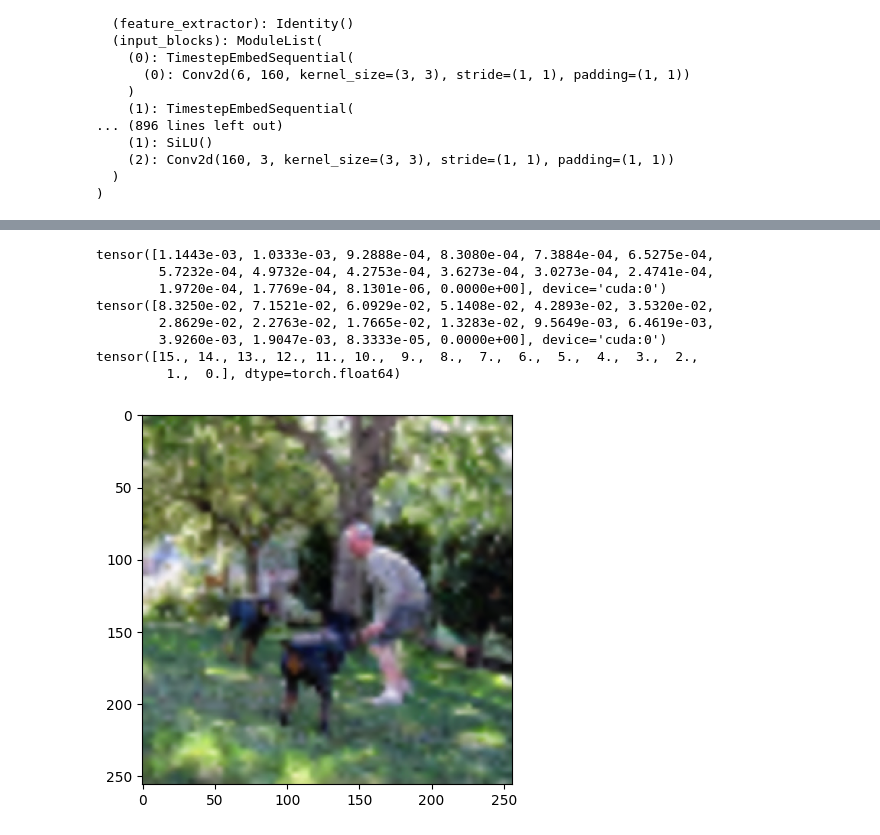
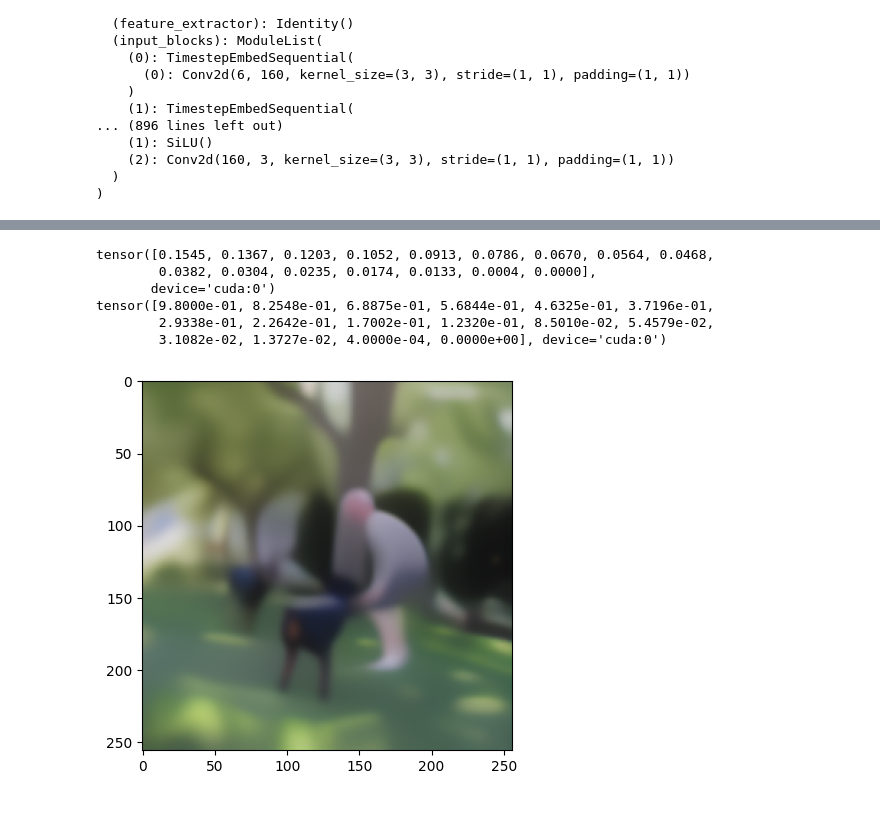
Before and after one commit to daniil-shlenskii/resshift-continuous-in-time, a Jupyter notebook: pgd.ipynb, the cells around one changed output, grey strips where cells are left out. Saved outputs shown, nothing was run; the diff lists cells and outputs as text; code cells hidden in the pictures.

```diff
--- a/pgd.ipynb
+++ b/pgd.ipynb
@@ -86,6 +94,8 @@ Clipping input data to the valid range for imshow with RGB data ([0..1] for floa
 # %%
-timesteps = torch.tensor([4])
-sr = model(lt_noised.cuda(), timesteps.cuda(), lt.cuda())
-out = ae.decode(sr).clip(-1, 1)
+timesteps = torch.tensor([14])
+std = (0.98 * 4. + 1)**0.5
+sr = model(lt_noised.cuda() / std, timesteps.cuda(), lq.cuda())
+with torch.no_grad():
+    out = ae.decode(sr)
 plot_tensor(out)
 # %% [output]
@@ -108,8 +119,8 @@ class Solver:
   def __init__(
     self,
     x0_pred_fn,
-    a=0.2032,
-    alpha_T_prime=0.14075041,
+    a=0.0741,
+    alpha_T_prime=0.15451717,
     T=15,
     kappa=2.0,
     device="cpu"
@@ -129,14 +140,12 @@ class Solver:
     alpha = self._alphas[step_idx]
     return -(x - x0 * (1 - eta) - eta * y0) / (self.kappa**2 * alpha)
 
-  def ode_step(self, x, step_idx, y0):
+  def ode_step(self, x, step_idx, y0, lq):
     curr_timestep = torch.tensor([self._timesteps[step_idx]] * len(x), dtype=x.dtype, device=x.device)
     alpha = self._alphas[step_idx]
 
-    x0 = y0 # self.x0_pred_fn(x, curr_timestep * self.T - 1, y0)
-    # tmp = (x0[0].permute(1, 2, 0).detach().cpu().numpy() * 0.5 + 0.5).astype("float")
-    # plt.imshow(tmp)
-    # plt.savefig(f"logs/{step_idx}")
+    std = (self.kappa**2 * self._etas[step_idx] + 1)**0.5
+    x0 = self.x0_pred_fn(x / std, curr_timestep * self.T - 1, lq)
     e0 = y0 - x0
     score = self._get_score_with_x0(x, step_idx, x0, y0)
 
@@ -144,40 +153,40 @@ class Solver:
     x_next= x + h * self.T * self.f(alpha, e0, score)
     return x_next
 
-  def __call__(self, timesteps, y0, y0_noised):
+  def __call__(self, timesteps, y0, y0_noised, lq):
     self._timesteps = timesteps.to(self.device)
     # self._alphas = self.alpha_fn(timesteps).to(self.device)
-    # self._etas = self.eta_fn(timesteps).to(self.device)
+    # self._etas = self.eta_fn(timesteps).to(self.device) * self.T
     # print(self._alphas)
     # print(self._etas)
-    self._alphas = torch.tensor([0, 0.001,      0.02185606, 0.02425545, 0.0304312,  0.03723592, 0.04461637,
-                0.05258635, 0.06117047, 0.07039532, 0.08028811, 0.09087679, 0.10218877,
-                0.11425269, 0.12709594, 0.14075041,][::-1], device=self.device) / 123
-    self._etas = torch.tensor([0, 0.001,      0.02285606, 0.04711151, 0.07754271, 0.11477862, 0.159395,
-                  0.21198134, 0.27315181, 0.34354714, 0.42383525, 0.51471204, 0.6169008,
-                  0.7311535,  0.8582494,  0.99899983,][::-1], device=self.device) / 12
+    self._alphas = torch.tensor([0, 0.0004,     0.01332702, 0.0173545,  0.02349744, 0.03043055, 0.03818878,
+ 0.04682581, 0.05639768, 0.06696108, 0.07857391, 0.09129569, 0.10518715,
+ 0.12031144, 0.13673162, 0.15451717,][::-1], device=self.device)
+    self._etas = torch.tensor([0 ,3.99999990e-04, 1.37270205e-02, 3.10815237e-02, 5.45789599e-02,
+ 8.50095078e-02, 1.23198286e-01, 1.70024097e-01, 2.26421773e-01,
+ 2.93382853e-01, 3.71956766e-01, 4.63252455e-01, 5.68439603e-01,
+ 6.88751042e-01, 8.25482666e-01, 9.79999840e-01,][::-1], device=self.device)
     print(self._alphas)
     print(self._etas)
     y0 = y0.to(self.device)
-    print(timesteps * self.T)
+    lq = lq.to(self.device)
+    # print(timesteps * self.T)
 
     x = y0_noised.to(self.device)
     for i in range(len(timesteps) - 1):
-      x = self.ode_step(x, i, y0)
+      x = self.ode_step(x, i, y0, lq)
     return x
 # %%
 sv = Solver(model, device="cuda")
 # %%
 timesteps = torch.tensor(list(np.linspace(0, 1, 16))[::-1])
-out = sv(timesteps, lt, lt_noised)
+out = sv(timesteps, lt, lt_noised, lq)
 plot_tensor(ae.decode(out).clip(-1, 1))
 # %% [output]
-tensor([1.1443e-03, 1.0333e-03, 9.2888e-04, 8.3080e-04, 7.3884e-04, 6.5275e-04,
-        5.7232e-04, 4.9732e-04, 4.2753e-04, 3.6273e-04, 3.0273e-04, 2.4741e-04,
-        1.9720e-04, 1.7769e-04, 8.1301e-06, 0.0000e+00], device='cuda:0')
-tensor([8.3250e-02, 7.1521e-02, 6.0929e-02, 5.1408e-02, 4.2893e-02, 3.5320e-02,
-        2.8629e-02, 2.2763e-02, 1.7665e-02, 1.3283e-02, 9.5649e-03, 6.4619e-03,
-        3.9260e-03, 1.9047e-03, 8.3333e-05, 0.0000e+00], device='cuda:0')
-tensor([15., 14., 13., 12., 11., 10.,  9.,  8.,  7.,  6.,  5.,  4.,  3.,  2.,
-         1.,  0.], dtype=torch.float64)
+tensor([0.1545, 0.1367, 0.1203, 0.1052, 0.0913, 0.0786, 0.0670, 0.0564, 0.0468,
+        0.0382, 0.0304, 0.0235, 0.0174, 0.0133, 0.0004, 0.0000],
+       device='cuda:0')
+tensor([9.8000e-01, 8.2548e-01, 6.8875e-01, 5.6844e-01, 4.6325e-01, 3.7196e-01,
+        2.9338e-01, 2.2642e-01, 1.7002e-01, 1.2320e-01, 8.5010e-02, 5.4579e-02,
+        3.1082e-02, 1.3727e-02, 4.0000e-04, 0.0000e+00], device='cuda:0')
-[figure, old version]
+[figure, new version]
```
Also changed, not shown: parts of 11 cells of this notebook.
